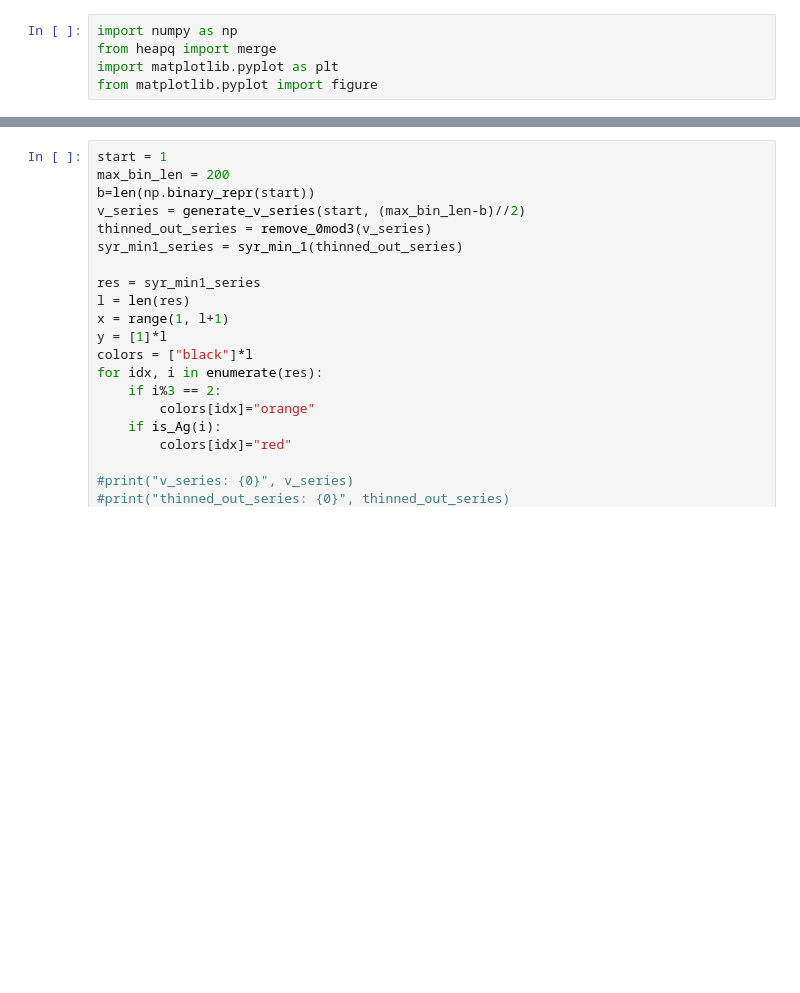
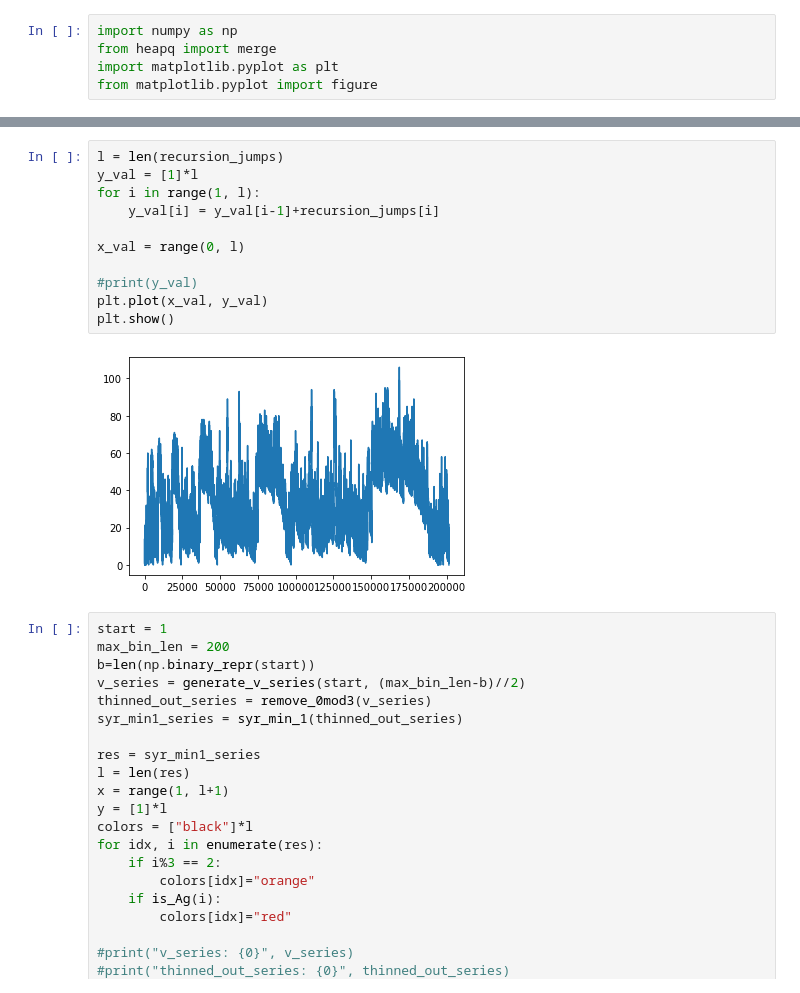
Before and after one commit to Sultanow/pedal_curves, a Jupyter notebook: python/notebooks/playground_jnt.ipynb, the cells around one changed output, grey strips where cells are left out. Saved outputs shown, nothing was run; the diff lists cells and outputs as text; blank space fills up the shorter version.

```diff
--- a/python/notebooks/playground_jnt.ipynb
+++ b/python/notebooks/playground_jnt.ipynb
@@ -85,3 +93,16 @@ plt.show()
+# %%
+l = len(recursion_jumps)
+y_val = [1]*l
+for i in range(1, l):
+    y_val[i] = y_val[i-1]+recursion_jumps[i]
+
+x_val = range(0, l)
+
+#print(y_val)
+plt.plot(x_val, y_val)
+plt.show()
+# %% [output]
+[figure, added]
 # %%
 start = 1
 max_bin_len = 200
```
Also changed, not shown: parts of 3 cells of this notebook.
